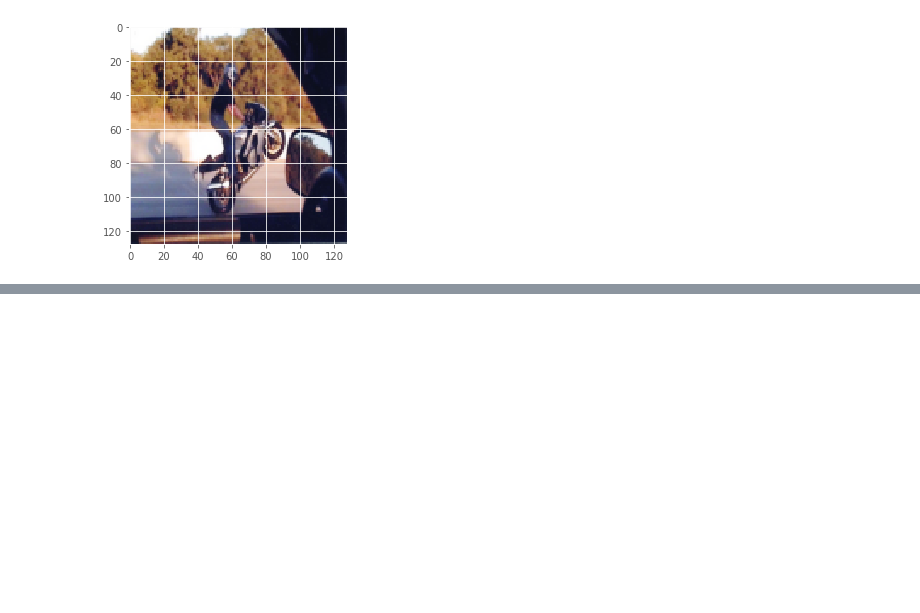
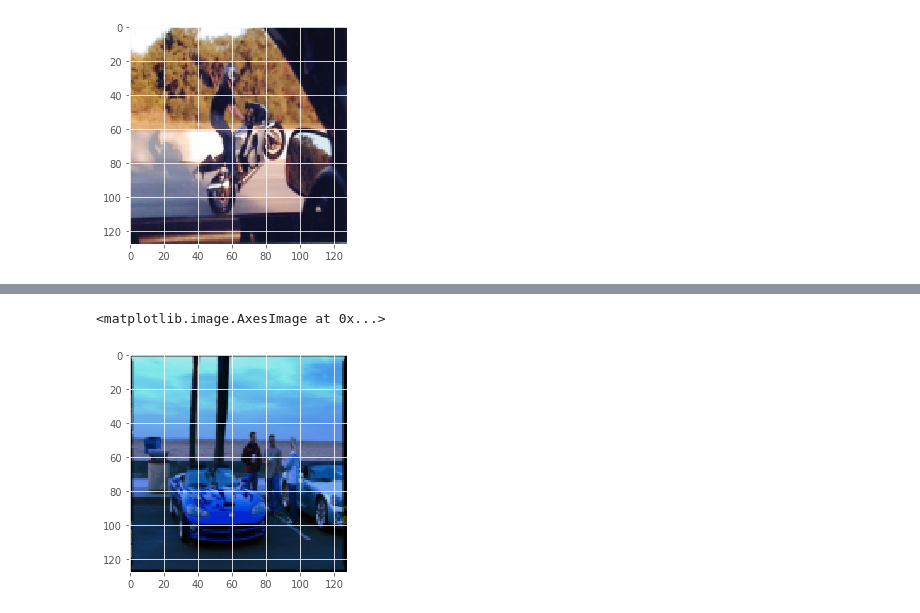
Before and after one commit to puhuk/Paper-Implementation, a Jupyter notebook: Image_Network/SegNet/Segnet_Datagen_Keras.ipynb, the cells around one changed output, grey strips where cells are left out. Cells and saved outputs as stored; diff of their text form; code cells hidden in the pictures; blank space fills up the shorter version.

```diff
--- a/Image_Network/SegNet/Segnet_Datagen_Keras.ipynb
+++ b/Image_Network/SegNet/Segnet_Datagen_Keras.ipynb
@@ -369,0 +462,5 @@ plt.imshow(X_train[100])
+# %%
+plt.imshow(X_train[3])
+# %% [output]
+<matplotlib.image.AxesImage at 0x...>
+[figure, added]
```
Also changed, not shown: parts of 6 cells of this notebook.
